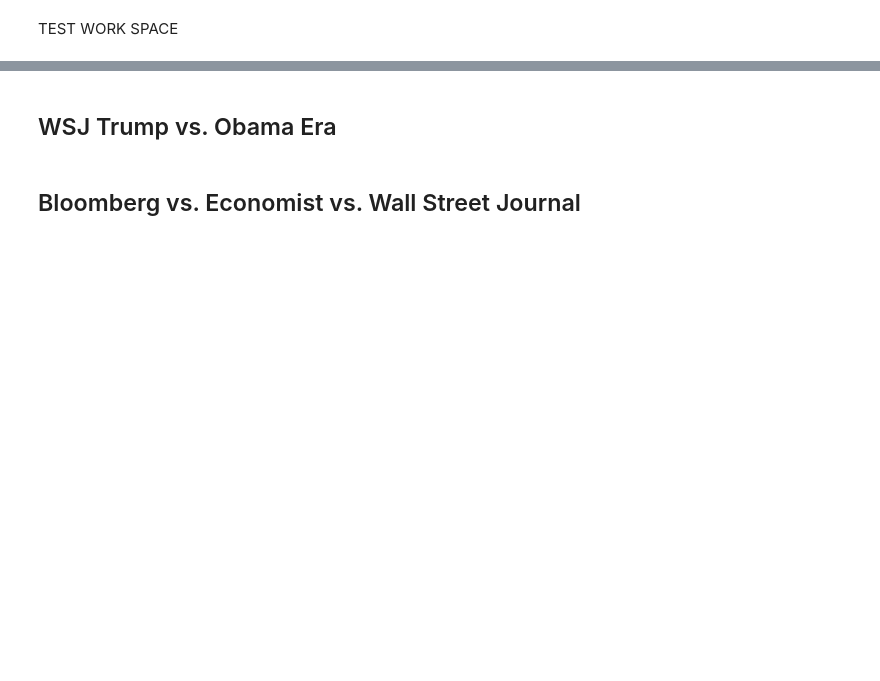
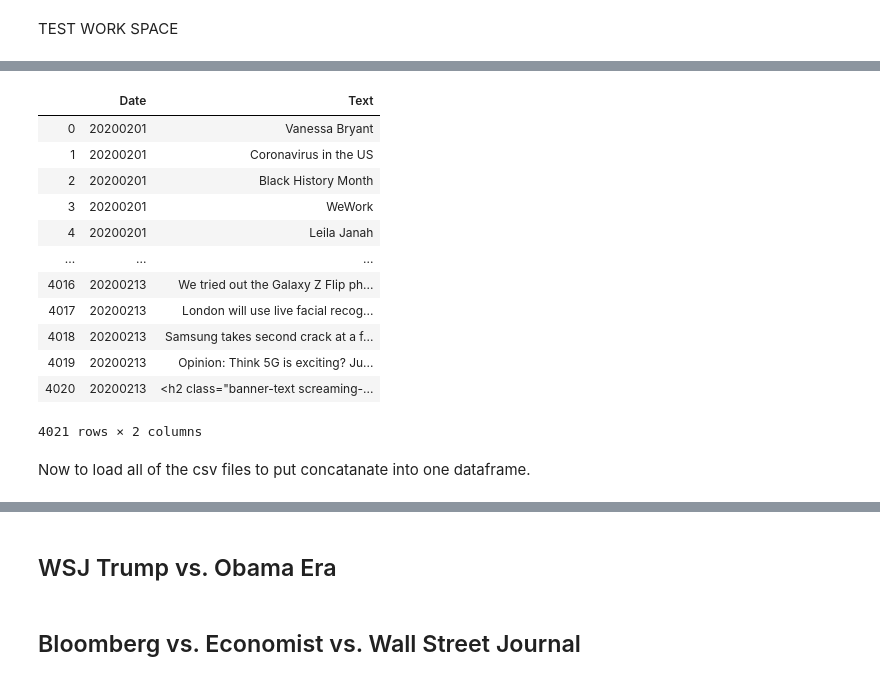
Before and after one commit to gabertooth/2020_FrontPageNews, a Jupyter notebook: CNN vs. Fox News.ipynb, the cells around one changed output, grey strips where cells are left out. Drawn from its saved outputs; the diff is of its cells as text; code cells hidden in the pictures; blank space fills up the shorter version.

```diff
--- a/CNN vs. Fox News.ipynb
+++ b/CNN vs. Fox News.ipynb
@@ -557,0 +685,24 @@ dude
+# %%
+df_CNN_feb= pd.read_csv('CNN_feb')
+# %%
+df_CNN_feb= df_CNN_feb.drop('Unnamed: 0', axis=1)
+# %%
+df_CNN_feb= pd.concat([df_CNN_feb, df_CNN_missing_feb])
+# %%
+df_CNN_feb.reset_index(inplace=True, drop=True)
+# %%
+df_CNN_feb
+# %% [output]
+|  | Date | Text |
+| 0 | 20200201 | Vanessa Bryant |
+| 1 | 20200201 | Coronavirus in the US |
+| 2 | 20200201 | Black History Month |
+| 3 | 20200201 | WeWork |
+| 4 | 20200201 | Leila Janah |
+| ... | ... | ... |
+| 4016 | 20200213 | We tried out the Galaxy Z Flip ph... |
+| 4017 | 20200213 | London will use live facial recog... |
+| 4018 | 20200213 | Samsung takes second crack at a f... |
+| 4019 | 20200213 | Opinion: Think 5G is exciting? Ju... |
+| 4020 | 20200213 | <h2 class="banner-text screaming-... |
+4021 rows × 2 columns
@@ -557,0 +711,2 @@ dude
+# %% [markdown]
+Now to load all of the csv files to put concatanate into one dataframe.
```
Also changed, not shown: parts of 63 cells of this notebook, 23 other files.
